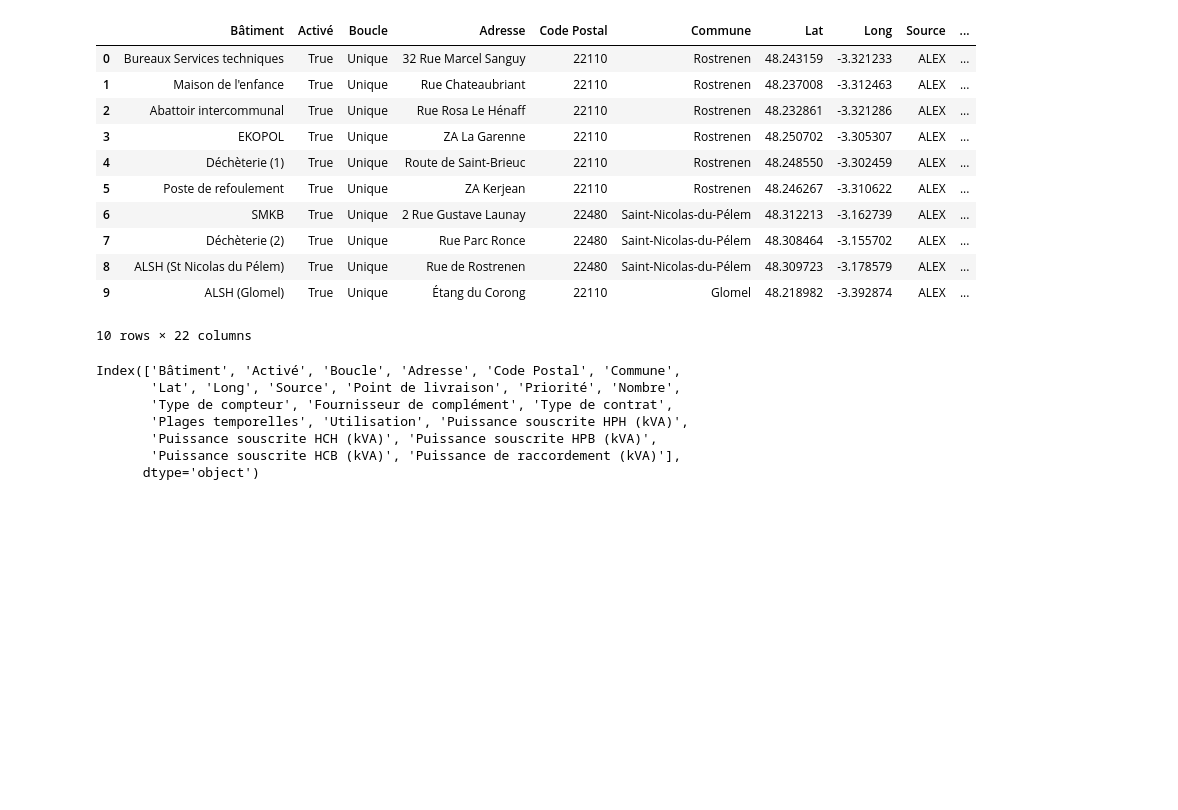
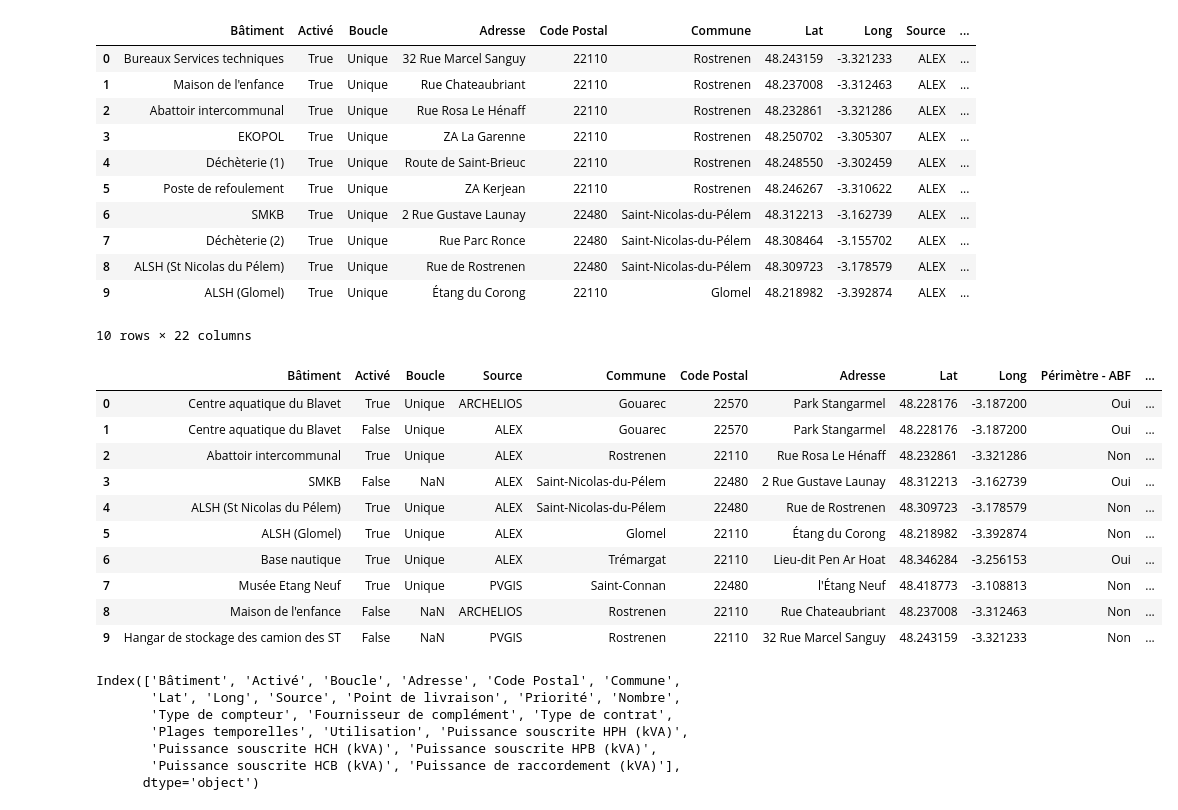
Before and after one commit to Alexdelh/Easy_ACC, a Jupyter notebook: Data_exploration.ipynb, the cells around one changed output. Drawn from its saved outputs; the diff is of its cells as text; code cells hidden in the pictures; blank space fills up the shorter version.

```diff
--- a/Data_exploration.ipynb
+++ b/Data_exploration.ipynb
@@ -5,7 +5,7 @@ import matplotlib.pyplot as plt
 import seaborn as sns
 # %%
 class Config:
-    path = "./ACCKB/"
+    path = "./ACC_data/"
 # %%
 consumers = pd.read_excel(Config.path + "consumers.xlsx")
 consumers.head(10)
@@ -22,6 +22,21 @@ consumers.head(10)
 | 8 | ALSH (St Nicolas du Pélem) | True | Unique | Rue de Rostrenen | 22480 | Saint-Nicolas-du-Pélem | 48.309723 | -3.178579 | ALEX | ... |
 | 9 | ALSH (Glomel) | True | Unique | Étang du Corong | 22110 | Glomel | 48.218982 | -3.392874 | ALEX | ... |
 10 rows × 22 columns
+# %%
+producers = pd.read_excel(Config.path + "producers.xlsx")
+producers.head(10)
+# %% [output]
+|  | Bâtiment | Activé | Boucle | Source | Commune | Code Postal | Adresse | Lat | Long | Périmètre - ABF | ... |
+| 0 | Centre aquatique du Blavet | True | Unique | ARCHELIOS | Gouarec | 22570 | Park Stangarmel | 48.228176 | -3.187200 | Oui | ... |
+| 1 | Centre aquatique du Blavet | False | Unique | ALEX | Gouarec | 22570 | Park Stangarmel | 48.228176 | -3.187200 | Oui | ... |
+| 2 | Abattoir intercommunal | True | Unique | ALEX | Rostrenen | 22110 | Rue Rosa Le Hénaff | 48.232861 | -3.321286 | Non | ... |
+| 3 | SMKB | False | NaN | ALEX | Saint-Nicolas-du-Pélem | 22480 | 2 Rue Gustave Launay | 48.312213 | -3.162739 | Oui | ... |
+| 4 | ALSH (St Nicolas du Pélem) | True | Unique | ALEX | Saint-Nicolas-du-Pélem | 22480 | Rue de Rostrenen | 48.309723 | -3.178579 | Non | ... |
+| 5 | ALSH (Glomel) | True | Unique | ALEX | Glomel | 22110 | Étang du Corong | 48.218982 | -3.392874 | Non | ... |
+| 6 | Base nautique | True | Unique | ALEX | Trémargat | 22110 | Lieu-dit Pen Ar Hoat | 48.346284 | -3.256153 | Oui | ... |
+| 7 | Musée Etang Neuf | True | Unique | PVGIS | Saint-Connan | 22480 | l'Étang Neuf | 48.418773 | -3.108813 | Non | ... |
+| 8 | Maison de l'enfance | False | NaN | ARCHELIOS | Rostrenen | 22110 | Rue Chateaubriant | 48.237008 | -3.312463 | Non | ... |
+| 9 | Hangar de stockage des camion des ST | False | NaN | PVGIS | Rostrenen | 22110 | 32 Rue Marcel Sanguy | 48.243159 | -3.321233 | Non | ... |
 # %%
 #list all columns
 consumers.columns
```
Also changed, not shown: parts of 3 cells of this notebook, 1 other file.
